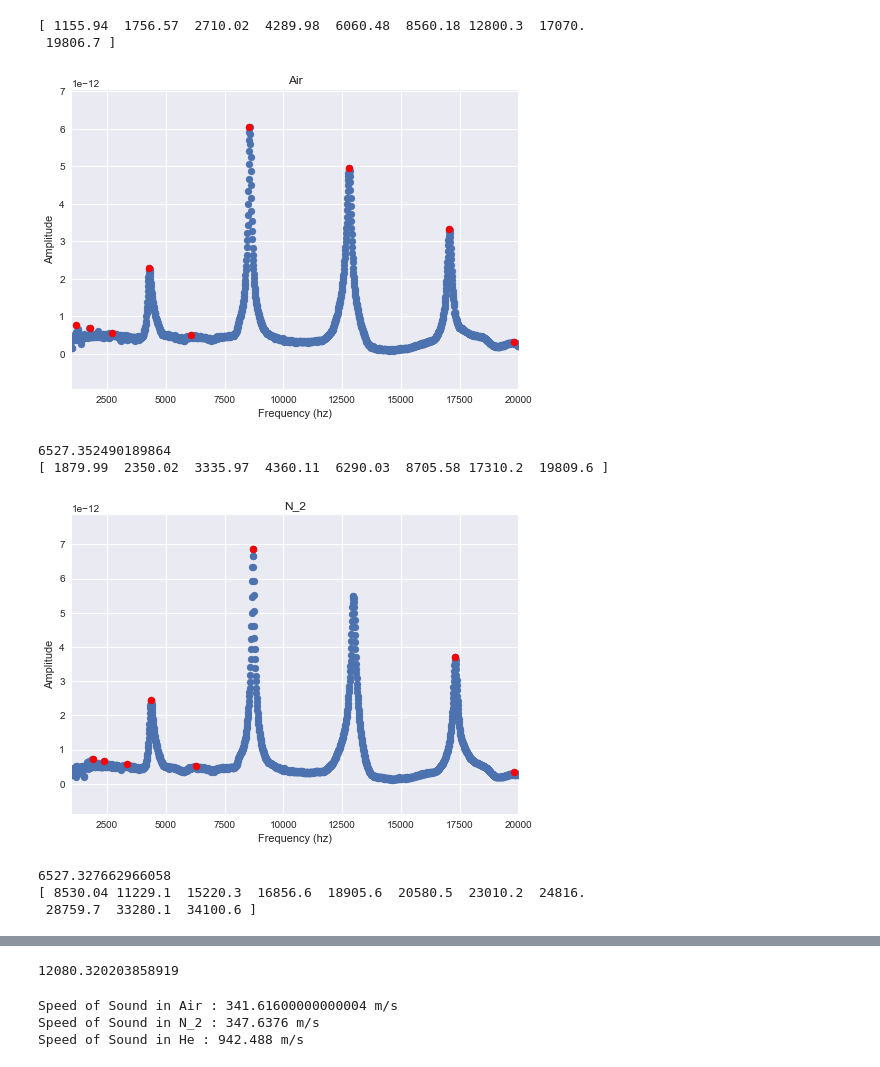
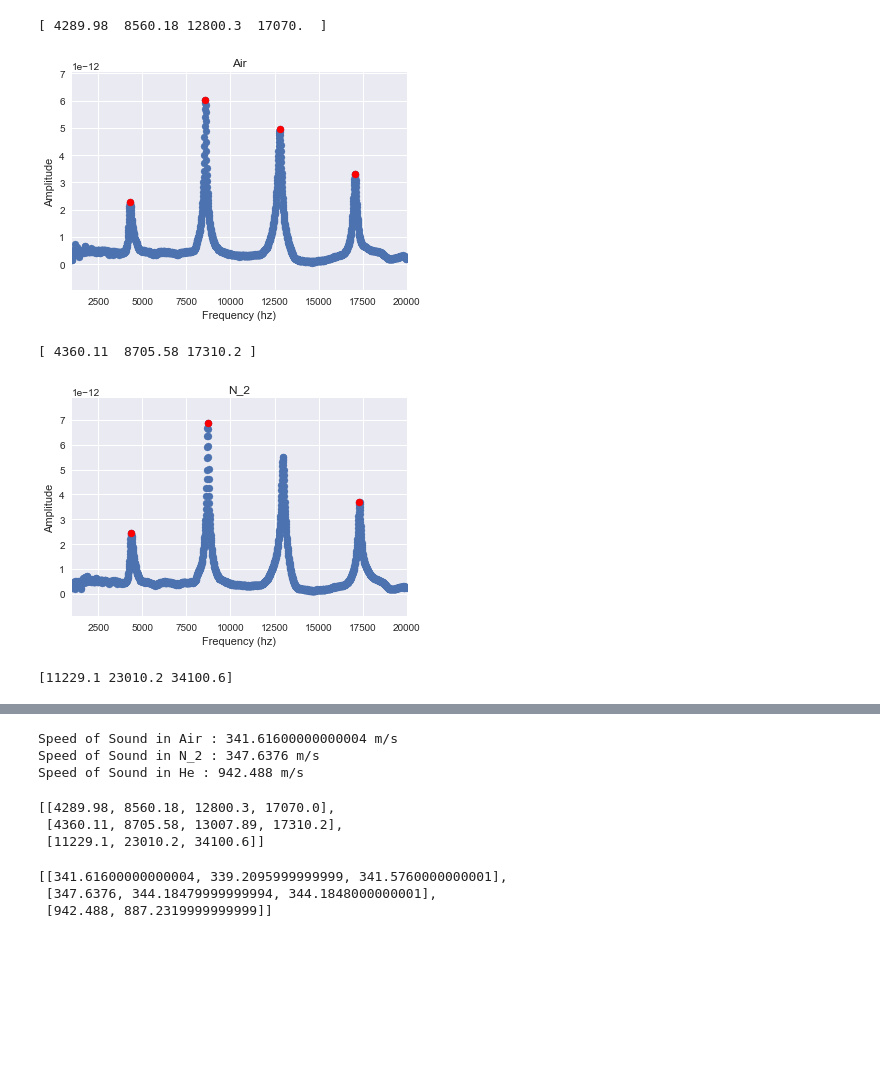
Before and after one commit to voetberg/Advanced_Lab_Analysis, a Jupyter notebook: Speed of Sound Calc.ipynb, the cells around one changed output, grey strips where cells are left out. Cells and saved outputs as stored; diff of their text form; code cells hidden in the pictures; blank space fills up the shorter version.

Commit message:
Fixed speed of sound in gas

```diff
--- a/Speed of Sound Calc.ipynb
+++ b/Speed of Sound Calc.ipynb
@@ -18,7 +18,7 @@ def plot(arr, title):
     plt.ylim(arr[:,1].min()-10**(-12),arr[:,1].max()+10**(-12))
     plt.title(title)
 
-    peaks = argrelextrema(arr[:,1], np.greater, order = 40)
+    peaks = argrelextrema(arr[:,1], np.greater, order = 400)
     print(arr[:,0][peaks])
     plt.scatter(arr[:,0][peaks], arr[:,1][peaks], s=50, c='r')
 
@@ -26,23 +26,24 @@ def plot(arr, title):
     return arr[:,0][peaks]
 
 
-def speed_of_sound(L,delF):
-    return 2*L*delF
+def speed_of_sound(v_1,v_2):
+    return 2*.04*(abs(v_1-v_2))
+
+def error(lst):
+    return np.std(lst)
 # %%
 pwd = './data/sound_in_'
 file_lst = ['air.txt','N2.txt','He.txt']
 title_lst = ['Air', 'N_2', 'He']
 
+peak_lst = []
 for i in range(len(file_lst)):
     f = read_file(pwd+file_lst[i])
     peaks = plot(f, title_lst[i])
+    peak_lst.append(list(peaks))
 # %% [output]
-[ 1155.94  1756.57  2710.02  4289.98  6060.48  8560.18 12800.3  17070.
- 19806.7 ]
+[ 4289.98  8560.18 12800.3  17070.  ]
-[figure, old version]
+[figure, new version]
-6527.352490189864
-[ 1879.99  2350.02  3335.97  4360.11  6290.03  8705.58 17310.2  19809.6 ]
+[ 4360.11  8705.58 17310.2 ]
-[figure, old version]
+[figure, new version]
-6527.327662966058
-[ 8530.04 11229.1  15220.3  16856.6  18905.6  20580.5  23010.2  24816.
- 28759.7  33280.1  34100.6 ]
+[11229.1 23010.2 34100.6]
@@ -50,4 +51,3 @@ for i in range(len(file_lst)):
-12080.320203858919
 # %%
 ## Just gonna read the values out of those lists and then calculate the DeltaF
 delF = [abs(4289.98-8560.18), abs(4360.11-8705.58),abs(11229.1-23010.2)]
@@ -61,0 +60,23 @@ Speed of Sound in He : 942.488 m/s
+# %%
+## error ?????????
+##I have to manually imput the peak from N_2 because it will not pick it up for some reason
+peak_lst[1].append(1/2*(peak_lst[1][1]+peak_lst[1][2]))
+peak_lst[1].sort()
+peak_lst
+# %% [output]
+[[4289.98, 8560.18, 12800.3, 17070.0],
+ [4360.11, 8705.58, 13007.89, 17310.2],
+ [11229.1, 23010.2, 34100.6]]
+# %%
+speed_lst = [[],[],[]]
+for i in range(len(peak_lst)):
+    for j in range(len(peak_lst[i])):
+        try:
+            speed_lst[i].append(speed_of_sound(peak_lst[i][j],peak_lst[i][j+1]))
+        except(IndexError):
+            pass
+speed_lst
+# %% [output]
+[[341.61600000000004, 339.2095999999999, 341.5760000000001],
+ [347.6376, 344.18479999999994, 344.1848000000001],
+ [942.488, 887.2319999999999]]
```
Also changed, not shown: parts of 4 cells of this notebook.
